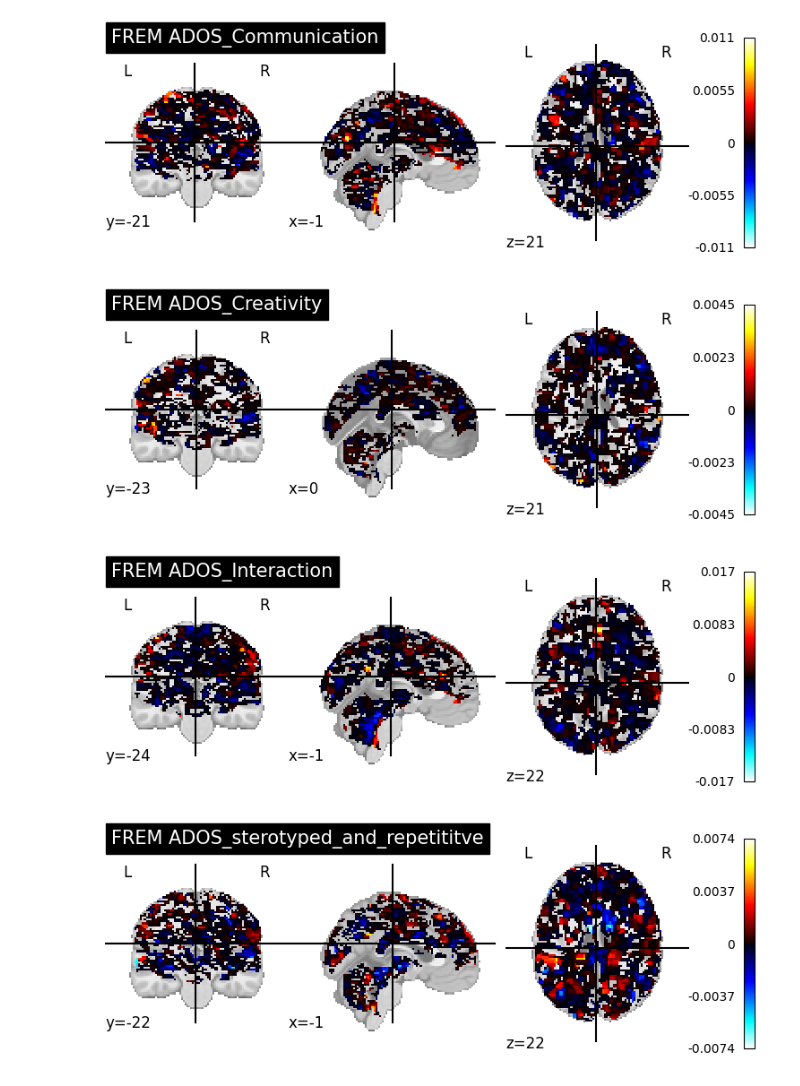
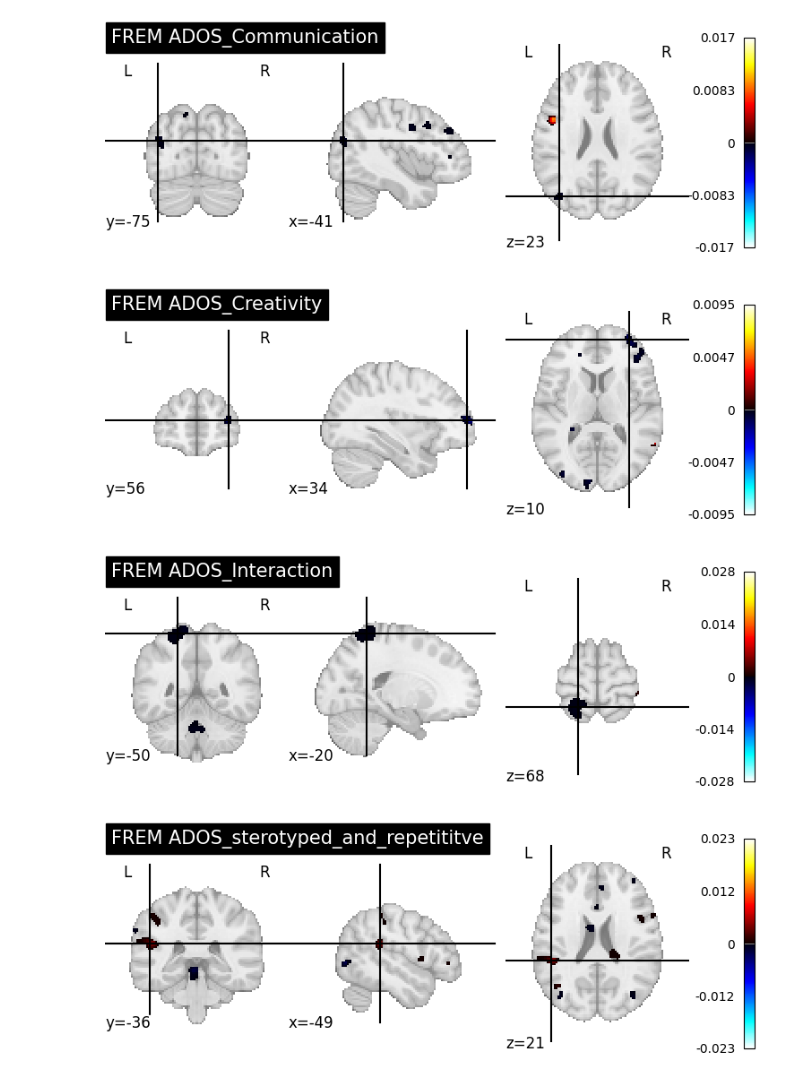
Before and after one commit to WMDA/socio-emotion-cognition, a Jupyter notebook: task_fmri/mvpa/frem.ipynb, the cells around one changed output. Cells and saved outputs as stored; diff of their text form; code cells hidden in the pictures.

```diff
--- a/task_fmri/mvpa/frem.ipynb
+++ b/task_fmri/mvpa/frem.ipynb
@@ -6,11 +11,0 @@ import os
-# %%
-frem_path = config('frem')
-frem_dictionary = {'ADOS_com_soc': {},
-                   'ADOS_Communication': {},
-                   'ADOS_Creativity': {},
-                   'ADOS_Interaction': {},
-                   'ADOS_sterotyped_and_repetititve': {}
-                   }
-for domain in frem_dictionary:
-    frem_dictionary[domain]['frem'] = load_pickle(os.path.join(frem_path, 'pickle', domain ))
-    frem_dictionary[domain]['image'] = os.path.join(frem_path, 'images', f'{domain}.nii.gz' )
@@ -20,8 +90,8 @@ https://scikit-learn.org/stable/model_persistence.html#security-maintainability-
 # %%
 for domain in frem_dictionary:
     nplot.plot_stat_map(
-        frem_dictionary[domain]['image'],
+        frem_dictionary[domain]['ml'].coef_img_,
         title=f"FREM {domain}",
-        threshold=0.0
+        threshold=0.0001
     )
 # %% [output]
@@ -29,4 +99,4 @@ for domain in frem_dictionary:
-[figure, old version]
+[figure, new version]
-[figure, old version]
+[figure, new version]
-[figure, old version]
+[figure, new version]
-[figure, old version]
+[figure, new version]
```
Also changed, not shown: parts of 14 cells of this notebook, 7 other files.
